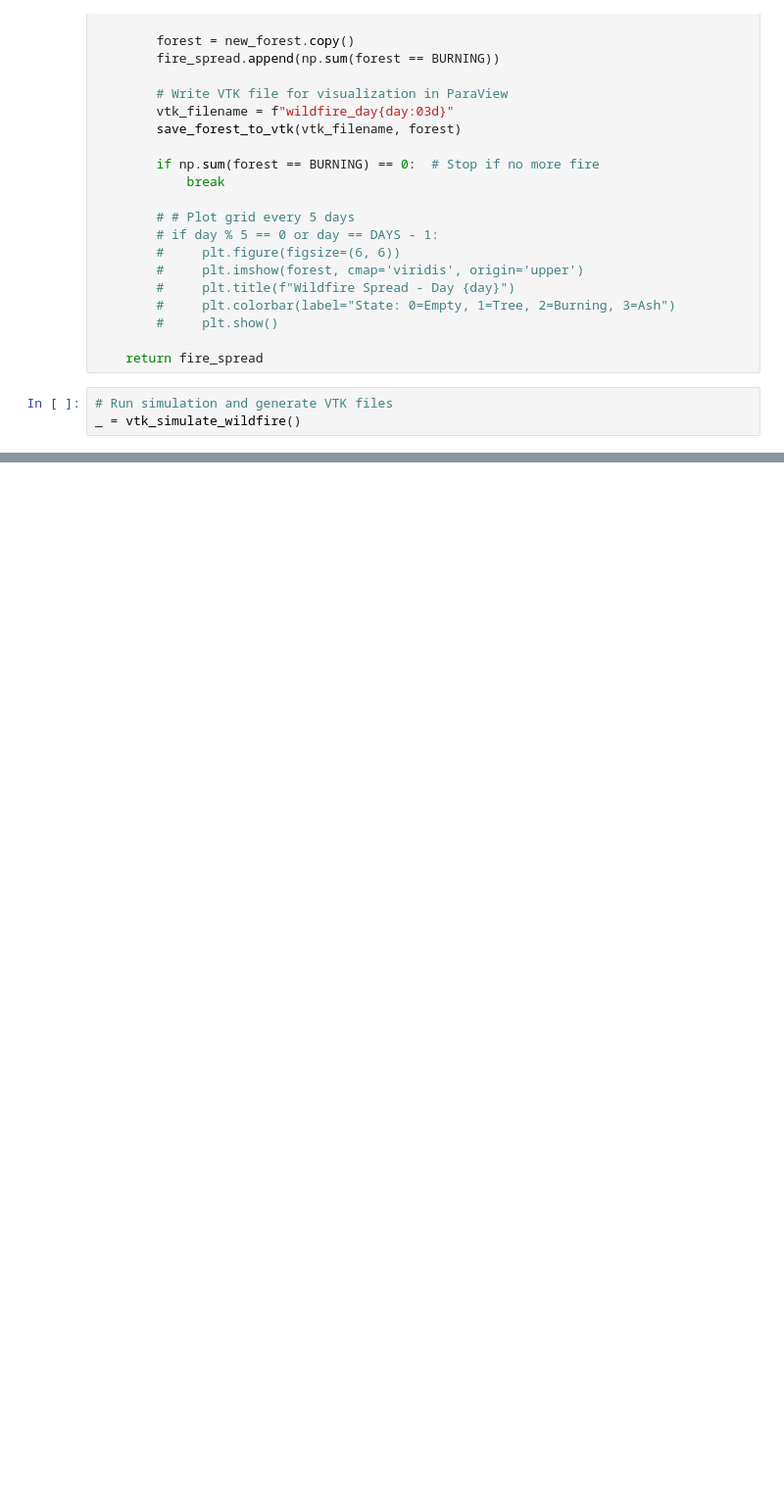
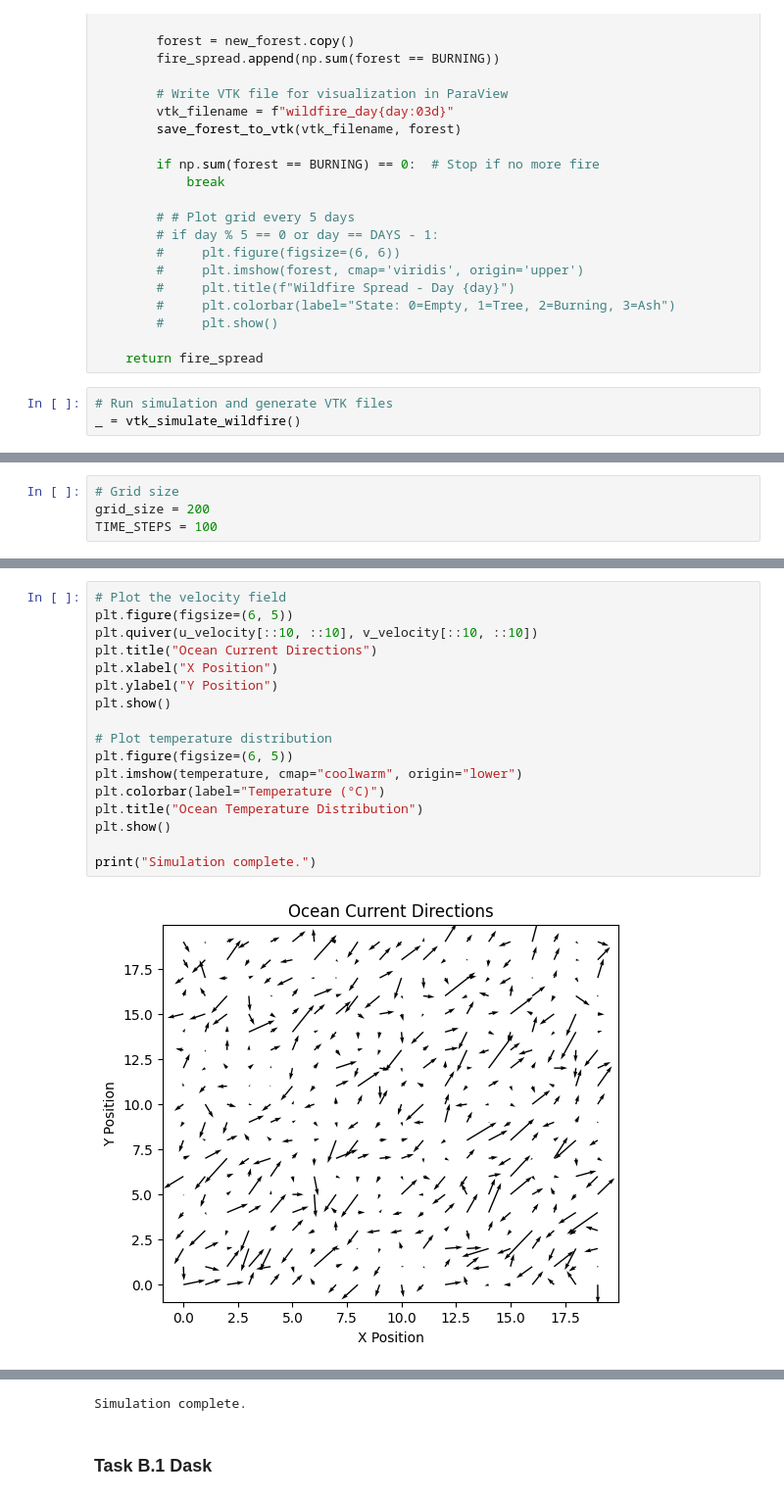
Before and after one commit to KthKittySquad/hpc, a Jupyter notebook: A4/assignment4.ipynb, the cells around one changed output, grey strips where cells are left out. Shown: that part at 98% size. Drawn from its saved outputs; the diff is of its cells as text; blank space fills up the shorter version.

```diff
--- a/A4/assignment4.ipynb
+++ b/A4/assignment4.ipynb
@@ -267,0 +274,4 @@ _ = vtk_simulate_wildfire()
+# %%
+# Grid size
+grid_size = 200
+TIME_STEPS = 100
@@ -267,0 +324,19 @@ _ = vtk_simulate_wildfire()
+# %%
+# Plot the velocity field
+plt.figure(figsize=(6, 5))
+plt.quiver(u_velocity[::10, ::10], v_velocity[::10, ::10])
+plt.title("Ocean Current Directions")
+plt.xlabel("X Position")
+plt.ylabel("Y Position")
+plt.show()
+
+# Plot temperature distribution
+plt.figure(figsize=(6, 5))
+plt.imshow(temperature, cmap="coolwarm", origin="lower")
+plt.colorbar(label="Temperature (°C)")
+plt.title("Ocean Temperature Distribution")
+plt.show()
+
+print("Simulation complete.")
+# %% [output]
+[figure, added]
@@ -267,0 +344,3 @@ _ = vtk_simulate_wildfire()
+Simulation complete.
+# %% [markdown]
+### Task B.1 Dask
```
Also changed, not shown: parts of 14 cells of this notebook.
